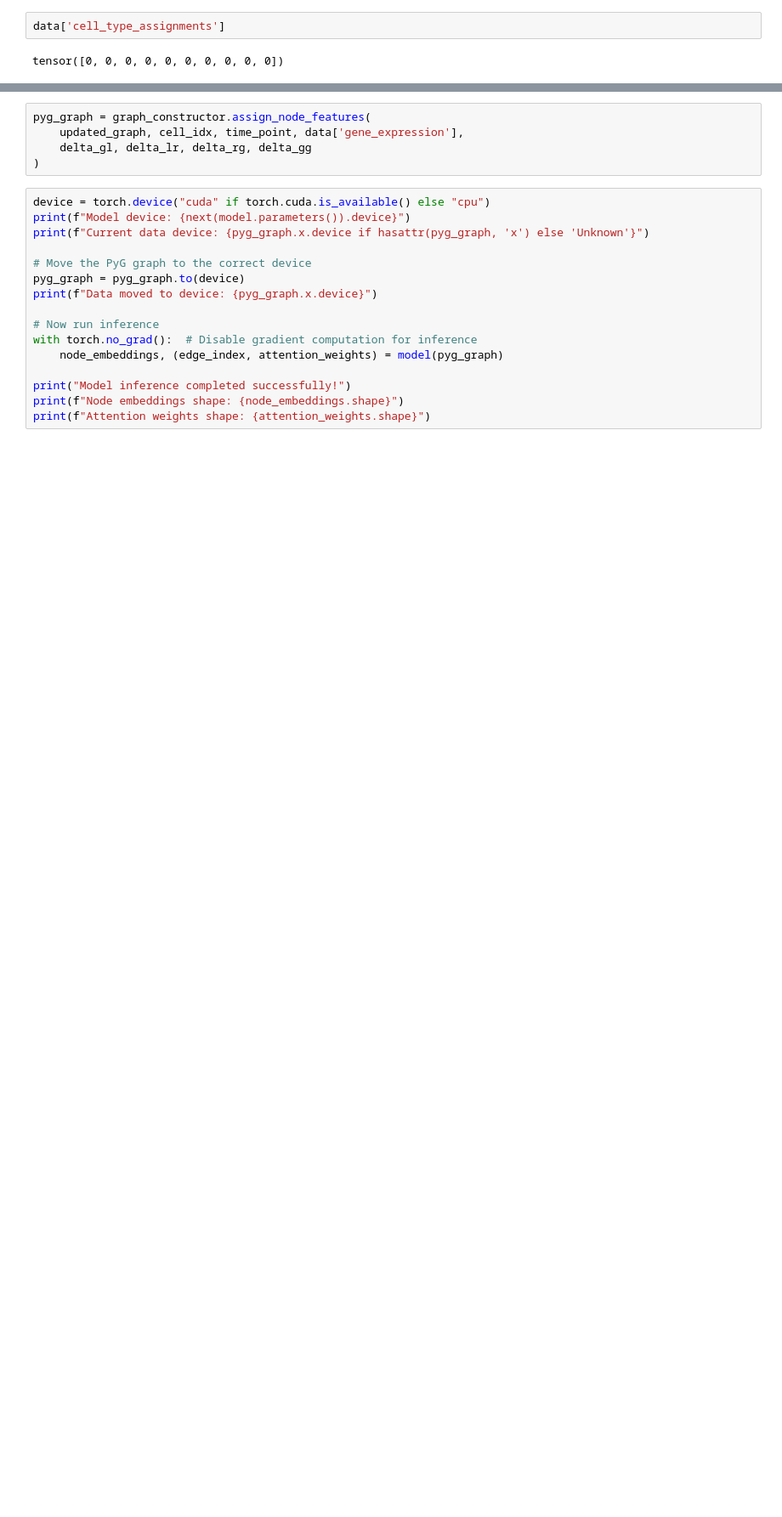
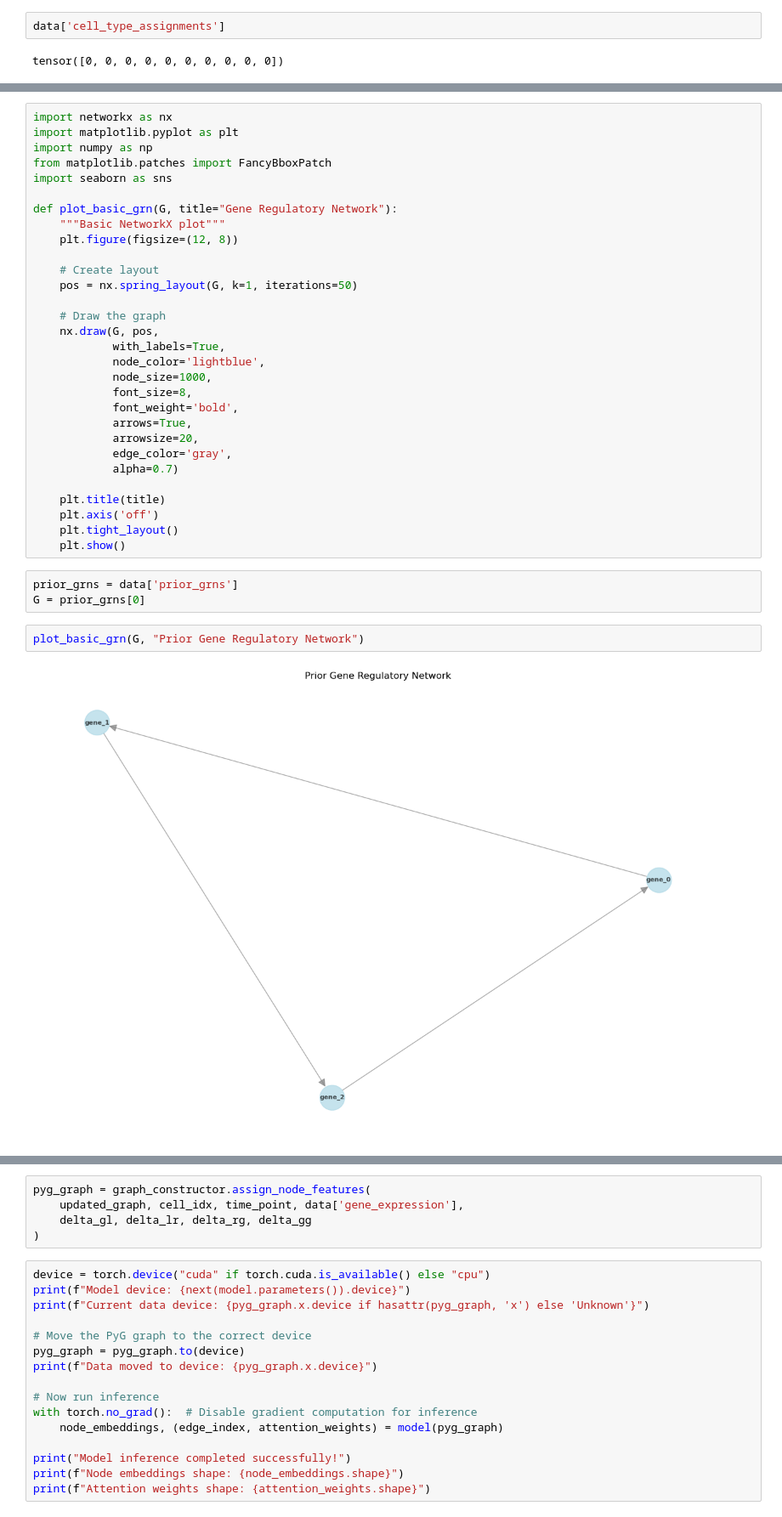
Before and after one commit to KrishnaswamyLab/STAGED, a Jupyter notebook: notebooks/2.01-KX-constructor-model.ipynb, the cells around one changed output, grey strips where cells are left out. Shown: that part at 85% size. Saved outputs shown, nothing was run; the diff lists cells and outputs as text; blank space fills up the shorter version.

```diff
--- a/notebooks/2.01-KX-constructor-model.ipynb
+++ b/notebooks/2.01-KX-constructor-model.ipynb
@@ -144,0 +842,37 @@ tensor([0, 0, 0, 0, 0, 0, 0, 0, 0, 0])
+# %%
+import networkx as nx
+import matplotlib.pyplot as plt
+import numpy as np
+from matplotlib.patches import FancyBboxPatch
+import seaborn as sns
+
+def plot_basic_grn(G, title="Gene Regulatory Network"):
+    """Basic NetworkX plot"""
+    plt.figure(figsize=(12, 8))
+
+    # Create layout
+    pos = nx.spring_layout(G, k=1, iterations=50)
+
+    # Draw the graph
+    nx.draw(G, pos,
+            with_labels=True,
+            node_color='lightblue',
+            node_size=1000,
+            font_size=8,
+            font_weight='bold',
+            arrows=True,
+            arrowsize=20,
+            edge_color='gray',
+            alpha=0.7)
+
+    plt.title(title)
+    plt.axis('off')
+    plt.tight_layout()
+    plt.show()
+# %%
+prior_grns = data['prior_grns']
+G = prior_grns[0]
+# %%
+plot_basic_grn(G, "Prior Gene Regulatory Network")
+# %% [output]
+[figure, added]
```
Also changed, not shown: parts of 33 cells of this notebook, 11 other files.
